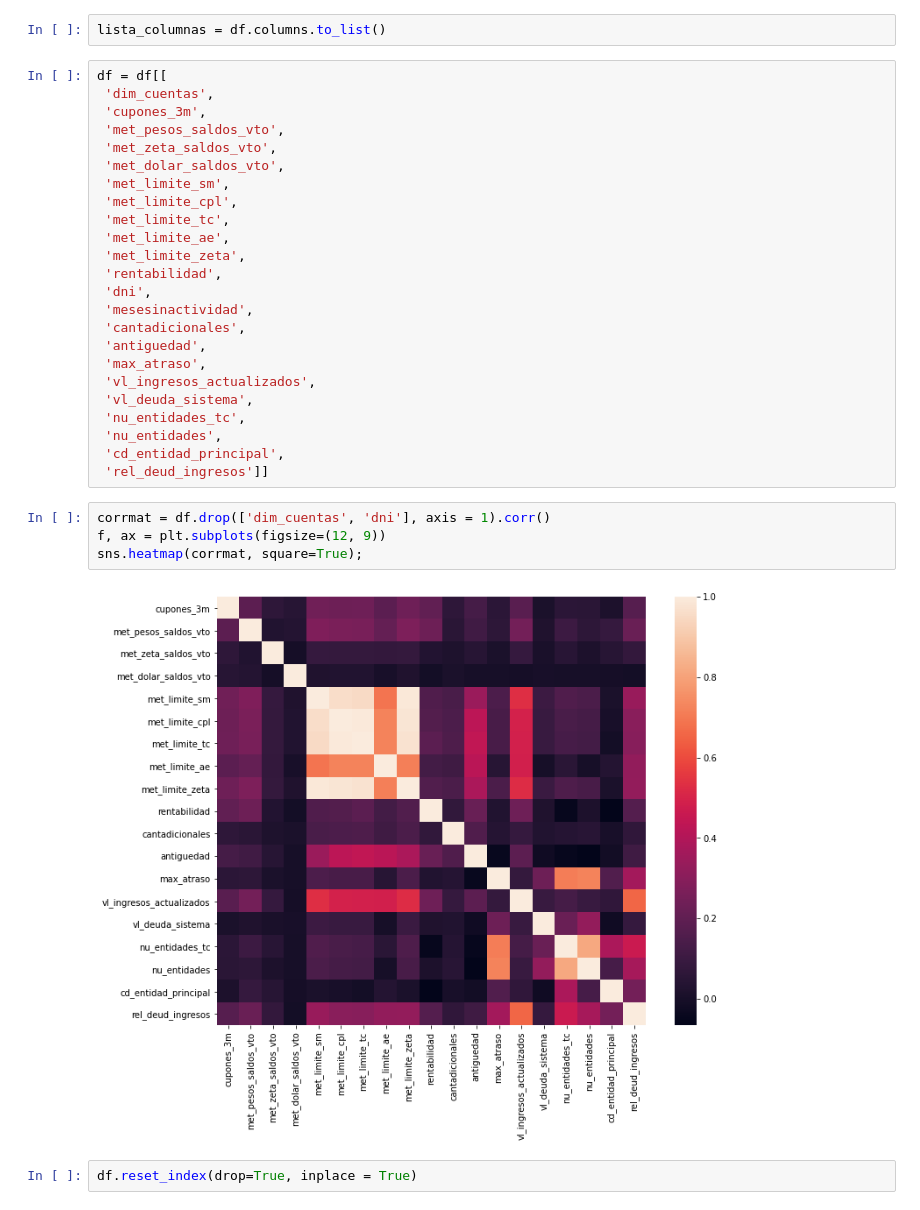
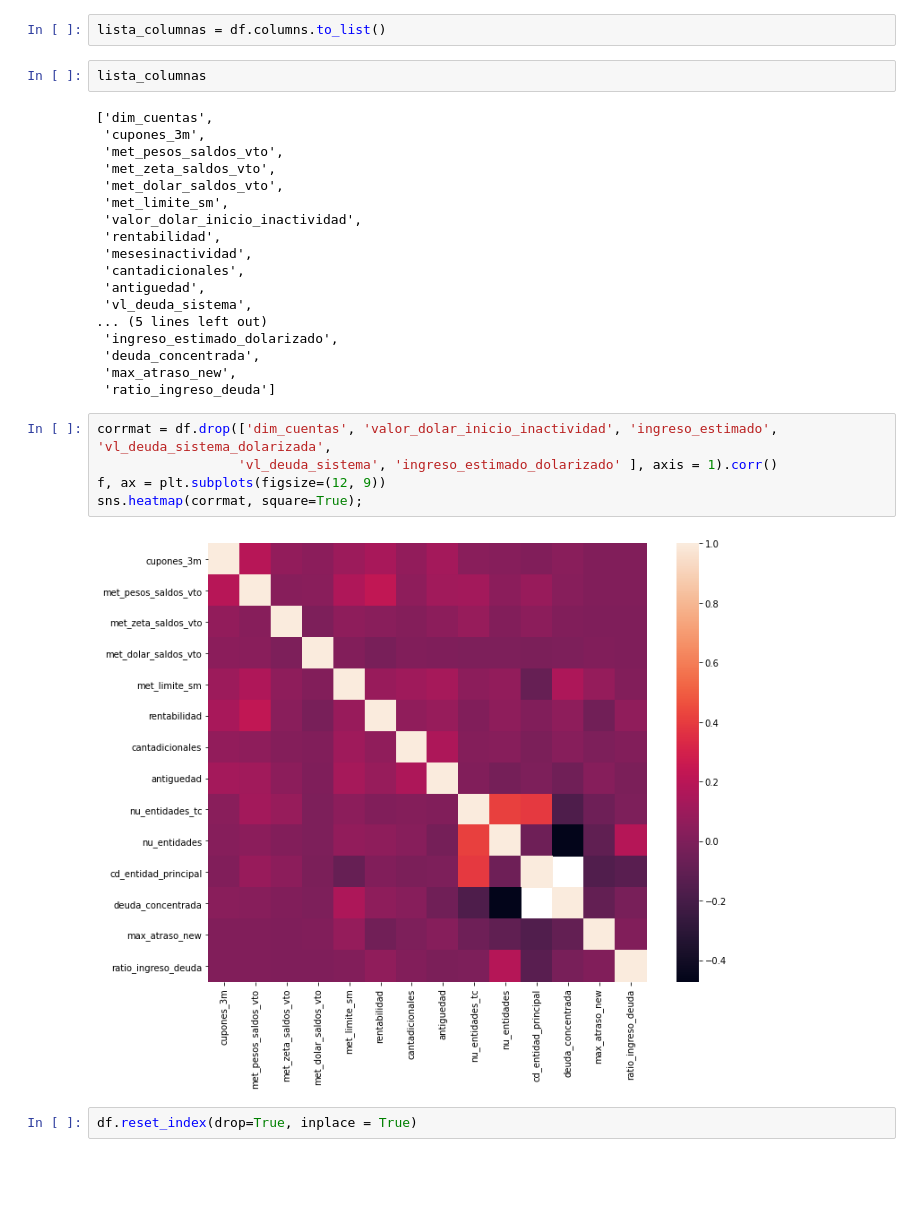
Before and after one commit to marcos-dam/clusterizacion_naranja, a Jupyter notebook: notebooks/analisis_exploratorio.ipynb, the cells around one changed output. Cells and saved outputs as stored; diff of their text form; blank space fills up the shorter version.

```diff
--- a/notebooks/analisis_exploratorio.ipynb
+++ b/notebooks/analisis_exploratorio.ipynb
@@ -113,36 +82,33 @@ dtype: int64
 df.columns = df.columns.str.lower()
 # %%
 lista_columnas = df.columns.to_list()
-# %%
-df = df[[
- 'dim_cuentas',
- 'cupones_3m',
- 'met_pesos_saldos_vto',
- 'met_zeta_saldos_vto',
- 'met_dolar_saldos_vto',
- 'met_limite_sm',
- 'met_limite_cpl',
- 'met_limite_tc',
- 'met_limite_ae',
- 'met_limite_zeta',
- 'rentabilidad',
- 'dni',
- 'mesesinactividad',
- 'cantadicionales',
- 'antiguedad',
- 'max_atraso',
- 'vl_ingresos_actualizados',
- 'vl_deuda_sistema',
- 'nu_entidades_tc',
- 'nu_entidades',
- 'cd_entidad_principal',
- 'rel_deud_ingresos']]
+# %%
+lista_columnas
+# %% [output]
+['dim_cuentas',
+ 'cupones_3m',
+ 'met_pesos_saldos_vto',
+ 'met_zeta_saldos_vto',
+ 'met_dolar_saldos_vto',
+ 'met_limite_sm',
+ 'valor_dolar_inicio_inactividad',
+ 'rentabilidad',
+ 'mesesinactividad',
+ 'cantadicionales',
+ 'antiguedad',
+ 'vl_deuda_sistema',
+... (5 lines left out)
+ 'ingreso_estimado_dolarizado',
+ 'deuda_concentrada',
+ 'max_atraso_new',
+ 'ratio_ingreso_deuda']
 # %%
-corrmat = df.drop(['dim_cuentas', 'dni'], axis = 1).corr()
+corrmat = df.drop(['dim_cuentas', 'valor_dolar_inicio_inactividad', 'ingreso_estimado', 'vl_deuda_sistema_dolarizada',
+                  'vl_deuda_sistema', 'ingreso_estimado_dolarizado' ], axis = 1).corr()
 f, ax = plt.subplots(figsize=(12, 9))
 sns.heatmap(corrmat, square=True);
 # %% [output]
-[figure, old version]
+[figure, new version]
 # %%
 df.reset_index(drop=True, inplace = True)
 # %%
```
Also changed, not shown: parts of 19 cells of this notebook, 3 other files.
